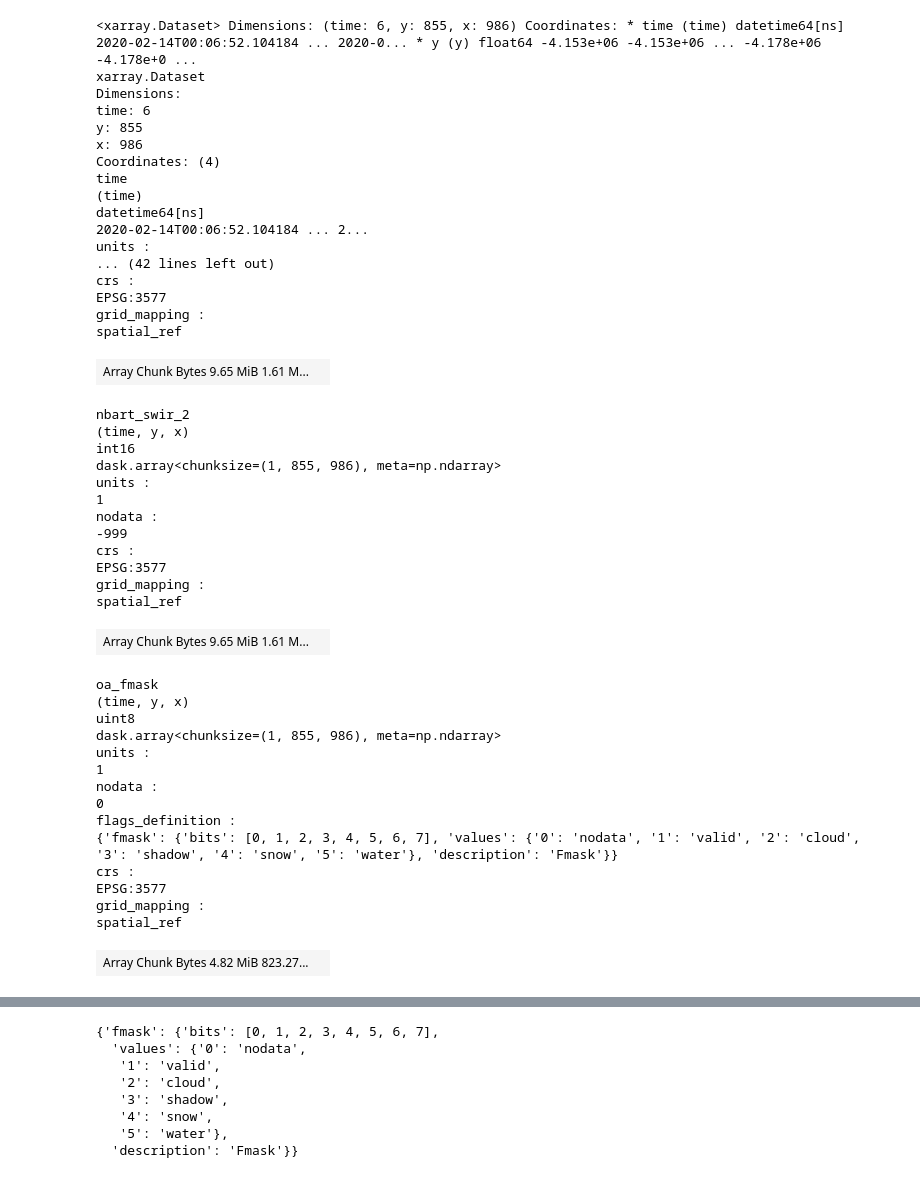
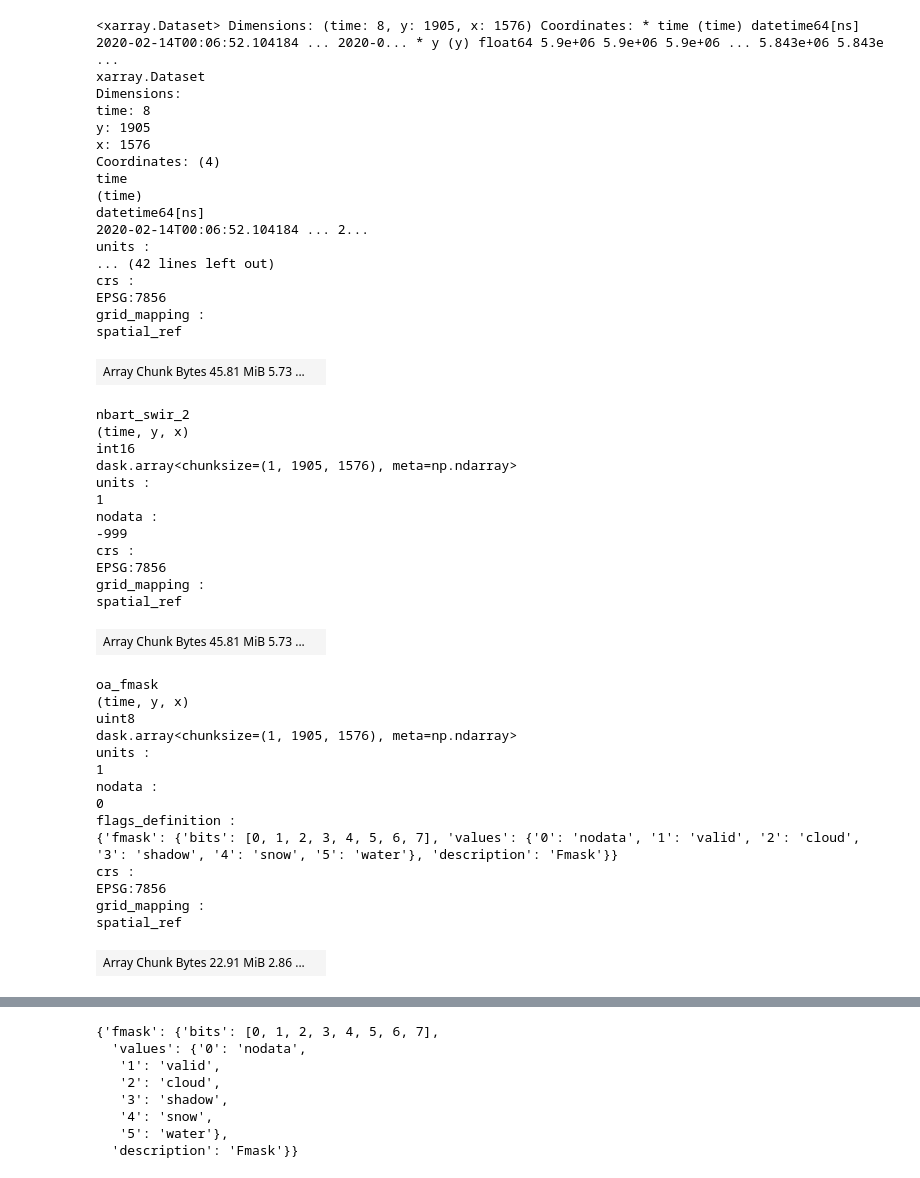
Before and after one commit to JaneKennedy/Flood_Ext, a Jupyter notebook: com_mNDWI_20230607.ipynb, the cells around one changed output, grey strips where cells are left out. Saved outputs shown, nothing was run; the diff lists cells and outputs as text; code cells hidden in the pictures.

```diff
--- a/com_mNDWI_20230607.ipynb
+++ b/com_mNDWI_20230607.ipynb
@@ -62,9 +63,11 @@ Worker: 0
 lazy_ds_Land = dc.load(product=["ga_ls8c_ard_3",
                   "ga_ls9c_ard_3"],
                   measurements=["nbart_green", "nbart_swir_2", "oa_fmask"],
-                  x=(149.64, 149.94),
-                  y=(-37.00, -37.2),
-                  time=('2020-02-08', '2020-03-10'),
+                       #crs = "EPSG:3577",
+                  x=(149.34, 149.85),
+                  y=(-37.5, -37.0),
+                       output_crs="EPSG:7856",
+                  time=('2020-02-07', '2020-02-28'),
                   dask_chunks={"time": 1, "x": 2048, "y": 2048})
 resampling={
                    "fmask": "nearest",
@@ -138,56 +141,57 @@ spatial_ref
 # %%
 # Lazy load data SENTINEL
 
 lazy_ds_Sent = dc.load(product=["'ga_s2am_ard_3", "ga_s2bm_ard_3"],
                   measurements=["nbart_green", "nbart_swir_2", "oa_fmask"],
-                  x=(149.64, 149.94),
-                  y=(-37.2, -37.00),
-                  time=('2020-02-08', '2020-03-10'),
+                  x=(149.34, 149.85),
+                  y=(-37.5, -37.0),
+                       output_crs="EPSG:7856",
+                  time=('2020-02-07', '2020-02-28'),
                   resolution=(-30, 30),
                   dask_chunks={"time": 1, "x": 2048, "y": 2048})
 resampling={
                    "fmask": "nearest",
                    "*": "bilinear"
                },
 
 
 lazy_ds_Sent
 # %% [output]
-<xarray.Dataset> Dimensions: (time: 6, y: 855, x: 986) Coordinates: * time (time) datetime64[ns] 2020-02-14T00:06:52.104184 ... 2020-0... * y (y) float64 -4.153e+06 -4.153e+06 ... -4.178e+06 -4.178e+0 ...
+<xarray.Dataset> Dimensions: (time: 8, y: 1905, x: 1576) Coordinates: * time (time) datetime64[ns] 2020-02-14T00:06:52.104184 ... 2020-0... * y (y) float64 5.9e+06 5.9e+06 5.9e+06 ... 5.843e+06 5.843e ...
 xarray.Dataset
 Dimensions:
-time: 6
-y: 855
-x: 986
+time: 8
+y: 1905
+x: 1576
 Coordinates: (4)
 time
 (time)
 datetime64[ns]
 2020-02-14T00:06:52.104184 ... 2...
 units :
 ... (42 lines left out)
 crs :
-EPSG:3577
+EPSG:7856
 grid_mapping :
 spatial_ref
-| Array Chunk Bytes 9.65 MiB 1.61 M... |  |
+| Array Chunk Bytes 45.81 MiB 5.73 ... |  |
 nbart_swir_2
 (time, y, x)
 int16
-dask.array<chunksize=(1, 855, 986), meta=np.ndarray>
+dask.array<chunksize=(1, 1905, 1576), meta=np.ndarray>
 units :
 1
 nodata :
 -999
 crs :
-EPSG:3577
+EPSG:7856
 grid_mapping :
 spatial_ref
-| Array Chunk Bytes 9.65 MiB 1.61 M... |  |
+| Array Chunk Bytes 45.81 MiB 5.73 ... |  |
 oa_fmask
 (time, y, x)
 uint8
-dask.array<chunksize=(1, 855, 986), meta=np.ndarray>
+dask.array<chunksize=(1, 1905, 1576), meta=np.ndarray>
 units :
 1
 nodata :
@@ -195,10 +199,10 @@ nodata :
 flags_definition :
 {'fmask': {'bits': [0, 1, 2, 3, 4, 5, 6, 7], 'values': {'0': 'nodata', '1': 'valid', '2': 'cloud', '3': 'shadow', '4': 'snow', '5': 'water'}, 'description': 'Fmask'}}
 crs :
-EPSG:3577
+EPSG:7856
 grid_mapping :
 spatial_ref
-| Array Chunk Bytes 4.82 MiB 823.27... |  |
+| Array Chunk Bytes 22.91 MiB 2.86 ... |  |
 Indexes: (3)
 time
 PandasIndex
```
Also changed, not shown: parts of 21 cells of this notebook.
